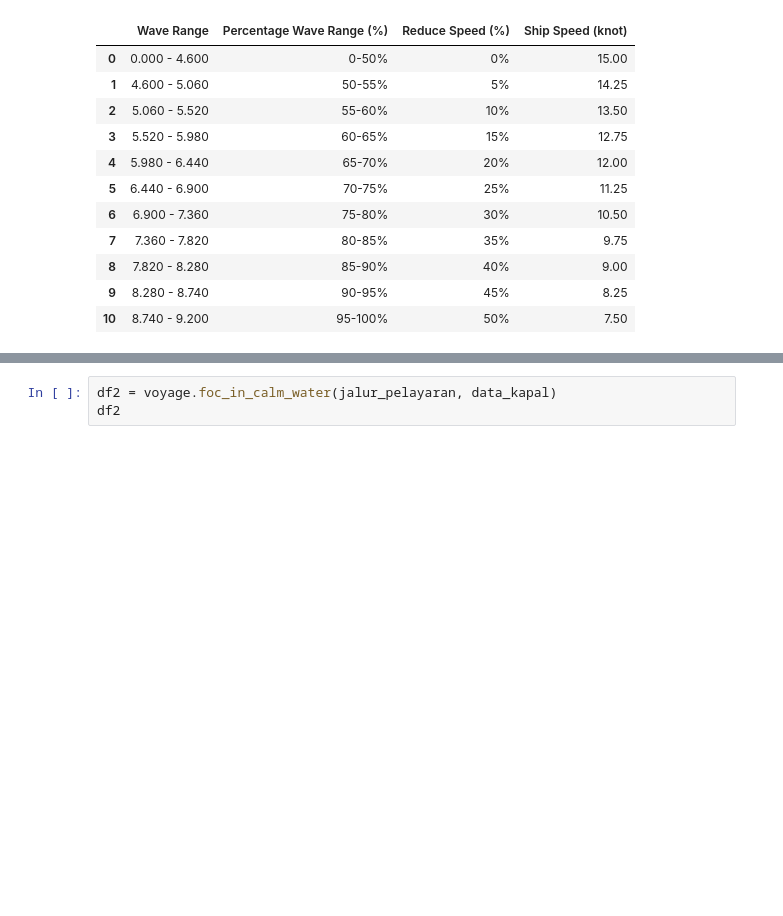
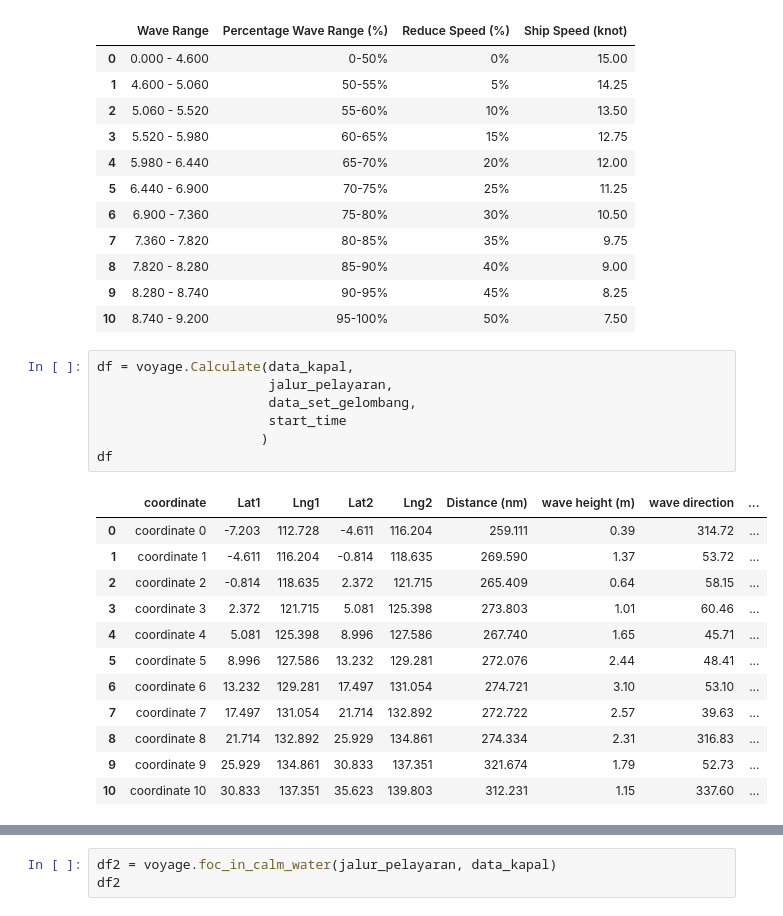
Before and after one commit to public-dev-fam/FIle-Revisi-Perhitungan-Konsumsi-Bahan-Bakar-dengan-Variabel-Kondisi-Gelombang, a Jupyter notebook: File Revisi Terbaru.ipynb, the cells around one changed output, grey strips where cells are left out. Cells and saved outputs as stored; diff of their text form; blank space fills up the shorter version.

```diff
--- a/File Revisi Terbaru.ipynb
+++ b/File Revisi Terbaru.ipynb
@@ -82,6 +84,26 @@ Vs_decision.support_decision(230, 15)[0]
 | 8 | 7.820 - 8.280 | 85-90% | 40% | 9.00 |
 | 9 | 8.280 - 8.740 | 90-95% | 45% | 8.25 |
 | 10 | 8.740 - 9.200 | 95-100% | 50% | 7.50 |
+# %%
+df = voyage.Calculate(data_kapal,
+                      jalur_pelayaran,
+                      data_set_gelombang,
+                      start_time
+                     )
+df
+# %% [output]
+|  | coordinate | Lat1 | Lng1 | Lat2 | Lng2 | Distance (nm) | wave height (m) | wave direction | ... |
+| 0 | coordinate 0 | -7.203 | 112.728 | -4.611 | 116.204 | 259.111 | 0.39 | 314.72 | ... |
+| 1 | coordinate 1 | -4.611 | 116.204 | -0.814 | 118.635 | 269.590 | 1.37 | 53.72 | ... |
+| 2 | coordinate 2 | -0.814 | 118.635 | 2.372 | 121.715 | 265.409 | 0.64 | 58.15 | ... |
+| 3 | coordinate 3 | 2.372 | 121.715 | 5.081 | 125.398 | 273.803 | 1.01 | 60.46 | ... |
+| 4 | coordinate 4 | 5.081 | 125.398 | 8.996 | 127.586 | 267.740 | 1.65 | 45.71 | ... |
+| 5 | coordinate 5 | 8.996 | 127.586 | 13.232 | 129.281 | 272.076 | 2.44 | 48.41 | ... |
+| 6 | coordinate 6 | 13.232 | 129.281 | 17.497 | 131.054 | 274.721 | 3.10 | 53.10 | ... |
+| 7 | coordinate 7 | 17.497 | 131.054 | 21.714 | 132.892 | 272.722 | 2.57 | 39.63 | ... |
+| 8 | coordinate 8 | 21.714 | 132.892 | 25.929 | 134.861 | 274.334 | 2.31 | 316.83 | ... |
+| 9 | coordinate 9 | 25.929 | 134.861 | 30.833 | 137.351 | 321.674 | 1.79 | 52.73 | ... |
+| 10 | coordinate 10 | 30.833 | 137.351 | 35.623 | 139.803 | 312.231 | 1.15 | 337.60 | ... |
 # %%
 df = voyage.Calculate(data_kapal,
                       jalur_pelayaran,
```
Also changed, not shown: parts of 10 cells of this notebook, 3 other files.
